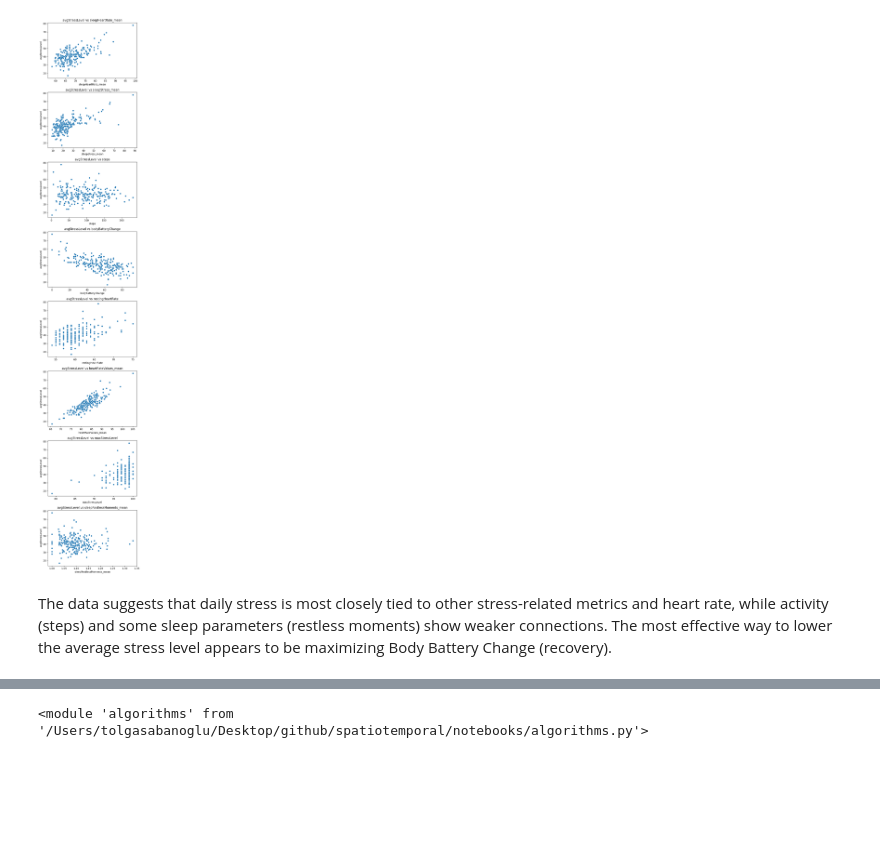
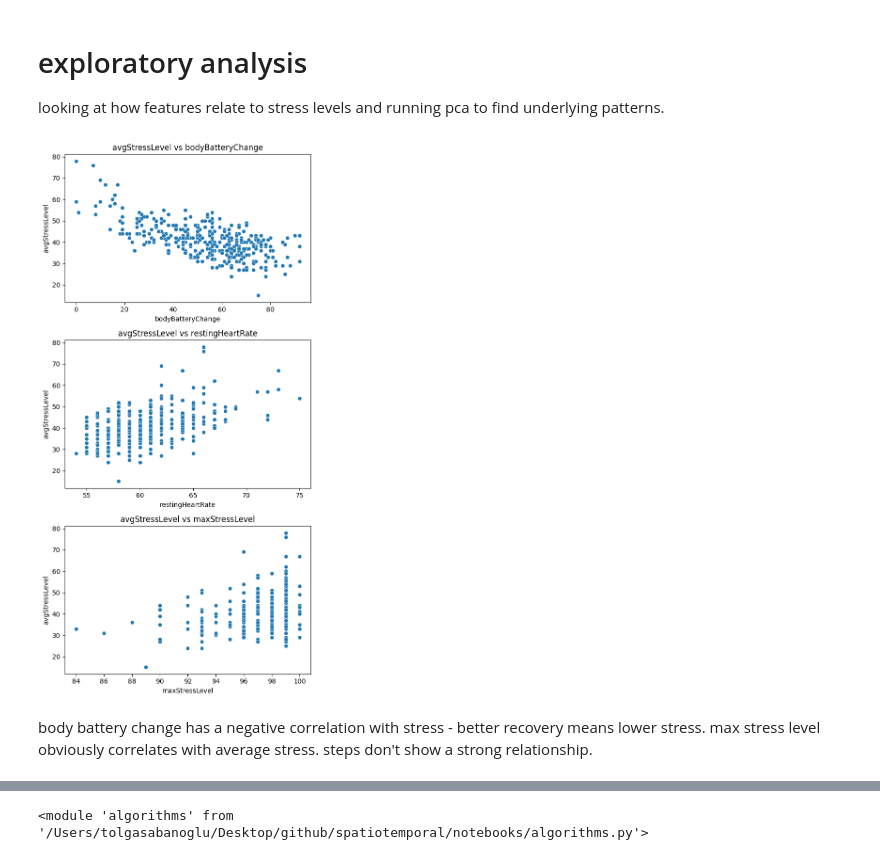
Before and after one commit to tolgasabanoglu/spatiotemporal, a Jupyter notebook: notebooks/analysis.ipynb, the cells around one changed output, grey strips where cells are left out. Drawn from its saved outputs; the diff is of its cells as text; code cells hidden in the pictures; blank space fills up the shorter version.

```diff
--- a/notebooks/analysis.ipynb
+++ b/notebooks/analysis.ipynb
@@ -321,6 +373,9 @@ merged_daily_agg = merged_daily_agg.drop(columns=cols_to_drop)
 print(f"\n✅ Dropped {len(cols_to_drop)} columns. Remaining columns: {merged_daily_agg.shape[1]}")
 
 # === 3. Fill Missing Values for Remaining Columns ===
+# Opt-in to future behavior to avoid FutureWarning
+pd.set_option('future.no_silent_downcasting', True)
+
 for col in merged_daily_agg.columns:
     dtype = merged_daily_agg[col].dtype
 
@@ -332,14 +387,14 @@ for col in merged_daily_agg.columns:
     elif dtype == 'O':
         # Object → mode or "Unknown"
         mode_val = merged_daily_agg[col].mode()
-        fill_val = mode_val[0] if not mode_val.empty else "Unknown"
-        merged_daily_agg[col] = merged_daily_agg[col].fillna(fill_val)
+        fill_val = mode_val.iloc[0] if not mode_val.empty else "Unknown"
+        merged_daily_agg[col] = merged_daily_agg[col].fillna(fill_val).infer_objects(copy=False)
 
     elif np.issubdtype(dtype, np.datetime64):
         # Datetime → forward fill then backward fill
         merged_daily_agg[col] = merged_daily_agg[col].ffill().bfill()
 
-print("\n✅ Missing values handled successfully (no warnings).")
+print("\n✅ Missing values handled successfully.")
 print(f"✅ Final shape: {merged_daily_agg.shape}")
 print(f"✅ Remaining missing values total: {merged_daily_agg.isna().sum().sum()}")
 # %% [output]
@@ -380,32 +471,46 @@ activityLevelConstant                     bool
+# %% [markdown]
+# exploratory analysis
+
+looking at how features relate to stress levels and running pca to find underlying patterns.
 # %%
-# Define x variables
-x_vars = [
+# Define x variables - filter to only those that exist in the dataframe
+x_vars_all = [
     'sleepHeartRate_mean',
     'sleepStress_mean',
     'steps',
     'bodyBatteryChange',
     'restingHeartRate',
     'heartRateValues_mean',
     'maxStressLevel',
     'sleepRestlessMoments_mean'
 ]
 
-# Create a figure
-fig, axes = plt.subplots(len(x_vars), 1, figsize=(6, 4 * len(x_vars)))
+# Filter to only columns that exist
+x_vars = [x for x in x_vars_all if x in merged_daily_agg.columns]
 
-# Plot each scatter plot
-for i, x in enumerate(x_vars):
-    sns.scatterplot(data=merged_daily_agg, x=x, y='avgStressLevel', ax=axes[i])
-    axes[i].set_title(f'avgStressLevel vs {x}')
-    axes[i].set_xlabel(x)
-    axes[i].set_ylabel('avgStressLevel')
+if len(x_vars) == 0:
+    print("No matching variables found for scatter plots")
+else:
+    # Create a figure
+    fig, axes = plt.subplots(len(x_vars), 1, figsize=(6, 4 * len(x_vars)))
 
-plt.tight_layout()
-plt.show()
+    # Handle single subplot case
+    if len(x_vars) == 1:
+        axes = [axes]
+
+    # Plot each scatter plot
+    for i, x in enumerate(x_vars):
+        sns.scatterplot(data=merged_daily_agg, x=x, y='avgStressLevel', ax=axes[i])
+        axes[i].set_title(f'avgStressLevel vs {x}')
+        axes[i].set_xlabel(x)
+        axes[i].set_ylabel('avgStressLevel')
+
+    plt.tight_layout()
+    plt.show()
 # %% [output]
-[figure, old version]
+[figure, new version]
-# %% [markdown]
-The data suggests that daily stress is most closely tied to other stress-related metrics and heart rate, while activity (steps) and some sleep parameters (restless moments) show weaker connections. The most effective way to lower the average stress level appears to be maximizing Body Battery Change (recovery).
+# %% [markdown]
+body battery change has a negative correlation with stress - better recovery means lower stress. max stress level obviously correlates with average stress. steps don't show a strong relationship.
 # %%
 # --- 2. DATA PREPARATION ---
 
```
Also changed, not shown: parts of 44 cells of this notebook.
